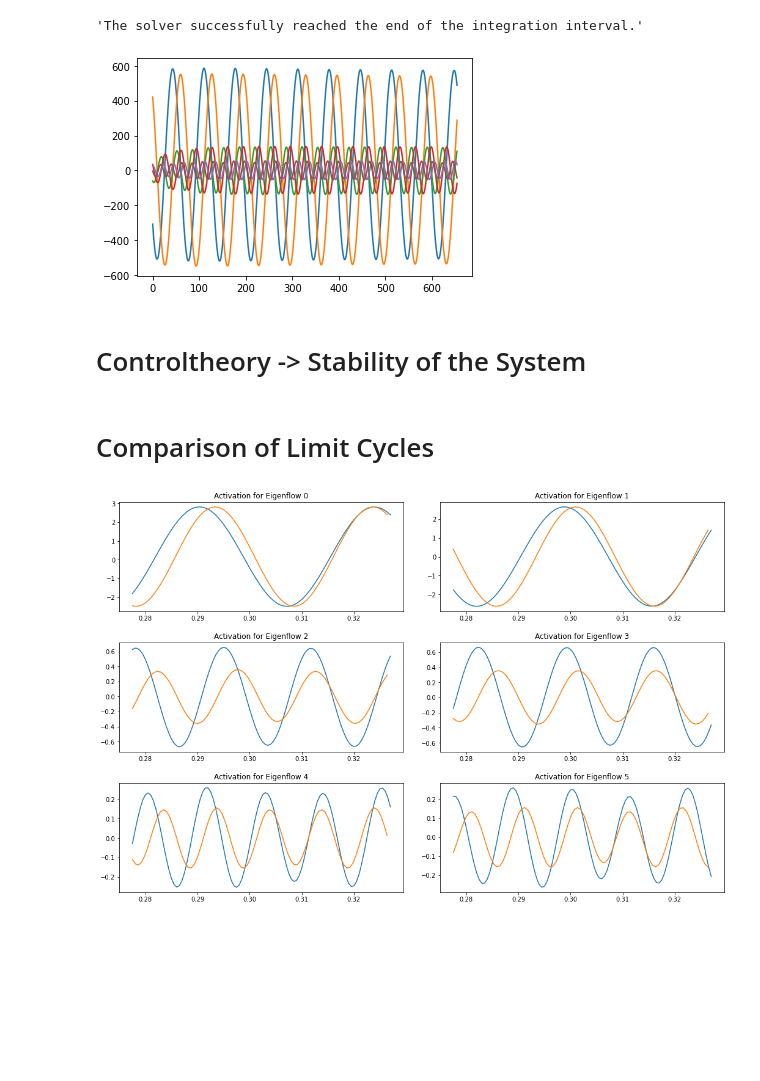
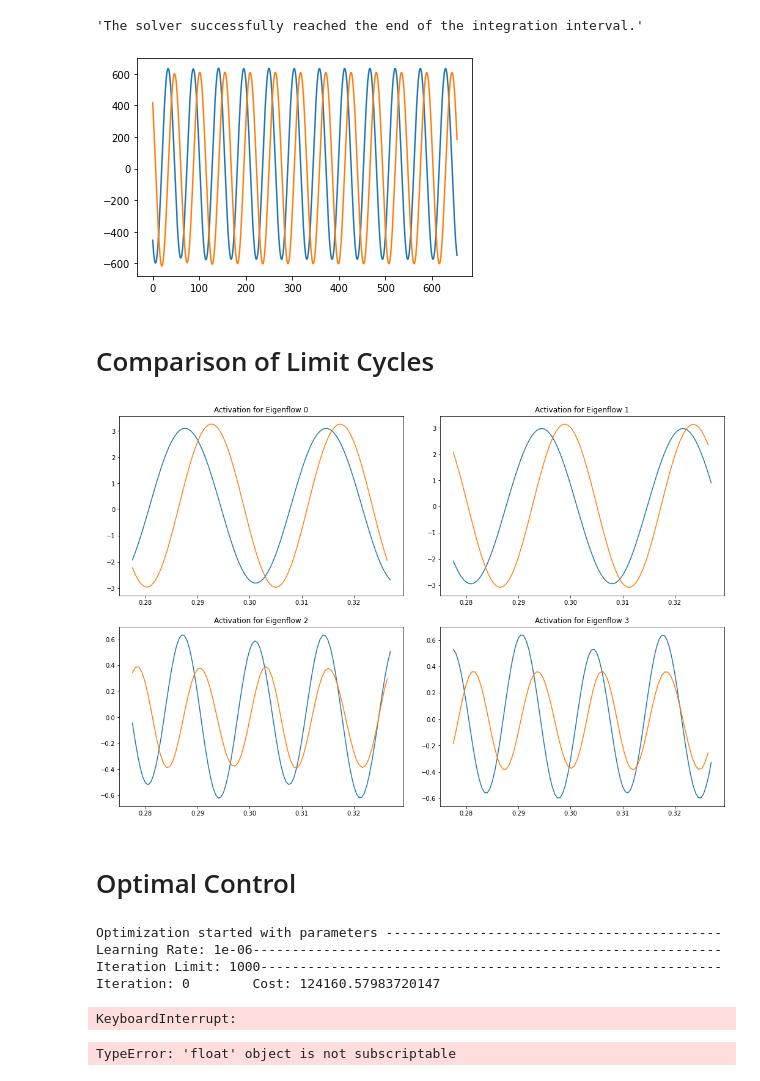
Before and after one commit to JanRotti/podGalerkin, a Jupyter notebook: pod_galerkin.ipynb, the cells around one changed output. Drawn from its saved outputs; the diff is of its cells as text; code cells hidden in the pictures; blank space fills up the shorter version.

Commit message:
clean up, seperating cost function, optim class

```diff
--- a/pod_galerkin.ipynb
+++ b/pod_galerkin.ipynb
@@ -56,6 +56,7 @@ Re = 100                    # Reynolds number of freeflow
 dt = 0.0001                 # simulation time step
 subsampling = 6             # subsampling for data
 nondim = False              # nondimensionalization of results
+chirp = True                # chirp dataset
 
 # POD PARAMETERS
 maxPOD = 12                 # maximum number of POD modes
@@ -81,4 +82,11 @@ elif mach == 0.01:
 t0 = 0
 tmax = shed_period * 10
 temporalSpan = np.linspace(t0,tmax,int(tmax/dt)+1)
+
 # OPTIMIZATION PARAMETERS
+designDim = 8                       # number of design parameters
+designVars = np.ones(designDim)     # design variables for gamma
+control0 = 0                        # initial control
+gamma_max = 10                      # maximum allowable control
+phi0 = 0                            # costate end condition
+epsilon = 1e-4                      # discontinuation criteria
@@ -87,6 +93,6 @@ temporalSpan = np.linspace(t0,tmax,int(tmax/dt)+1)
 # %%
 # reading file data
-dataDir  = "./flow_data/lam_cyl_comp_air/mach 0.6/"
+dataDir  = "./flow_data/lam_cyl_comp_air/mach 0.6 chirp/"
 dataDict = read_csv_data(dataDir,delay=0,subsampling=subsampling,max_size=T)
 
 # geometric information
@@ -140,7 +146,7 @@ if dim % 2 == 1:
     dim+=1
 
 # manual value assignement
-dim = 6
+dim = 4
 # %% [output]
 Number of eigenvectors necessary for thresholded reconstruction:        4
 # %%
@@ -181,15 +187,15 @@ if stabilization=="viscosity":
     if mach == 0.6:
         # tuned
         if dim == 10:
-            nu = 4.09   # 10 modes
+            nu = 4.09 if chirp==False else 2.29 # 10 modes
         elif dim == 8:
-            nu = 3.24   # 8 modes
+            nu = 3.24 if chirp==False else 2.1  # 8 modes
         elif dim == 6:
-            nu = 3.07   # 6 modes
+            nu = 3.07 if chirp==False else 1.9  # 6 modes
         elif dim == 4:
-            nu = 3.625  # 4 modes
+            nu = 3.625 if chirp==False else 2.45# 4 modes
         elif dim == 2:
-            nu = 4.36   # 2 modes
+            nu = 4.36  if chirp==False else 3.05# 2 modes
 
     elif mach == 0.1:
         # tuned
@@ -231,9 +237,7 @@ sol.message
 # %% [output]
 'The solver successfully reached the end of the integration interval.'
 # %%
-for i in range(6):
+for i in range(2):
     plt.plot(sol.y[i,:])
 # %% [output]
-[figure, old version]
+[figure, new version]
-# %% [markdown]
-# Controltheory -> Stability of the System
@@ -248,9 +250,9 @@ fig,ax = plt.subplots(d,2,figsize=(15,10))
 fig.tight_layout(pad=3.0)
 
 t = temporalSpan
-phase_shift = 80
+phase_shift = 54
 plot_time_span = 100 * dt
-orig_number = int(plot_time_span / (dt_ref )) #*1.09))
+orig_number = int(plot_time_span / (dt_ref)) #  *1.12))
 t_orig = np.linspace(t[-100],tmax-dt_ref,num=orig_number)
 
 # add plots over full time domain
@@ -264,4 +266,6 @@ for i in range(dim):
         ax[int(i/2)][int(i%2)].plot(t_orig,coeffs[i,-(orig_number + phase_shift):-phase_shift]/(sos * mach))
         ax[int(i/2)][int(i%2)].title.set_text("Activation for Eigenflow " + str(i))
 # %% [output]
-[figure, old version]
+[figure, new version]
+# %% [markdown]
+# Optimal Control
@@ -267,0 +490,12 @@ for i in range(dim):
+# %%
+optimizer.optimize()
+# %% [output]
+Optimization started with parameters -------------------------------------------
+Learning Rate: 1e-06------------------------------------------------------------
+Iteration Limit: 1000-----------------------------------------------------------
+Iteration: 0        Cost: 124160.57983720147
+KeyboardInterrupt:
+# %%
+optimizer.sideConstraints()
+# %% [output]
+TypeError: 'float' object is not subscriptable
```
Also changed, not shown: parts of 8 cells of this notebook, 2 other files.
